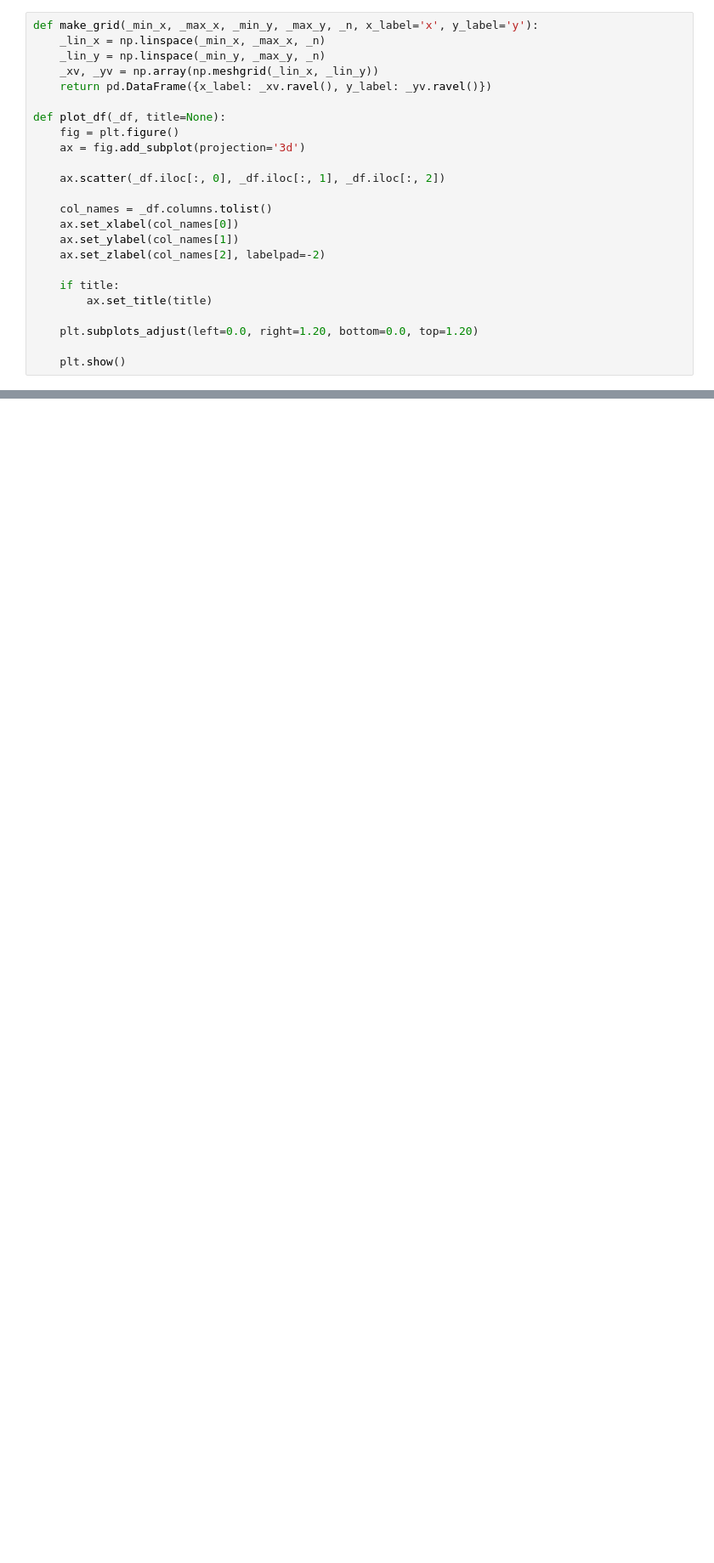
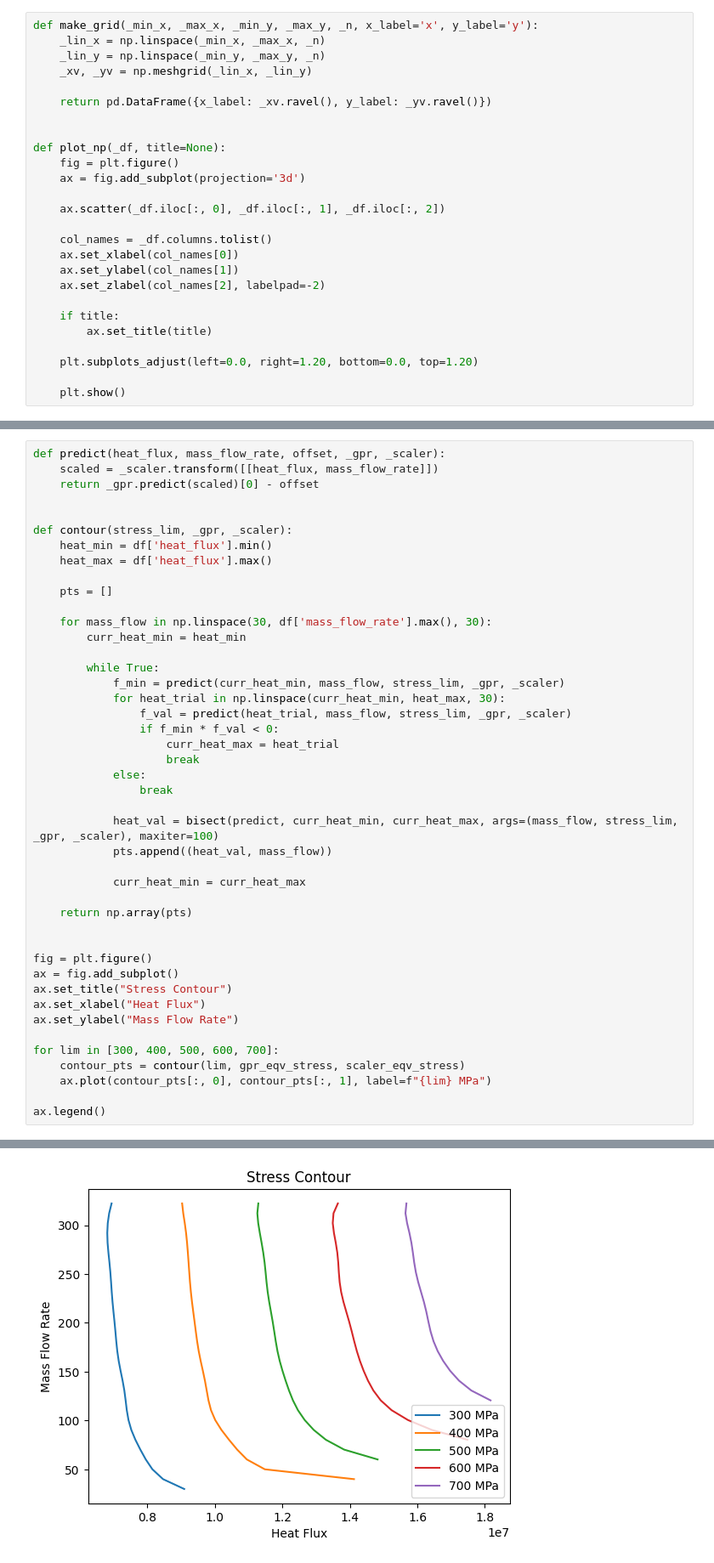
Before and after one commit to juliangrohmann/ansys-solver, a Jupyter notebook: analysis_v1/results_nb.ipynb, the cells around one changed output, grey strips where cells are left out. Shown at 85% size. Drawn from its saved outputs; the diff is of its cells as text; blank space fills up the shorter version.

Commit message:
add contours

```diff
--- a/analysis_v1/results_nb.ipynb
+++ b/analysis_v1/results_nb.ipynb
@@ -25,10 +23,12 @@ sys.path.append(PARENT_DIR)
 def make_grid(_min_x, _max_x, _min_y, _max_y, _n, x_label='x', y_label='y'):
     _lin_x = np.linspace(_min_x, _max_x, _n)
     _lin_y = np.linspace(_min_y, _max_y, _n)
-    _xv, _yv = np.array(np.meshgrid(_lin_x, _lin_y))
+    _xv, _yv = np.meshgrid(_lin_x, _lin_y)
+
     return pd.DataFrame({x_label: _xv.ravel(), y_label: _yv.ravel()})
 
-def plot_df(_df, title=None):
+
+def plot_np(_df, title=None):
     fig = plt.figure()
     ax = fig.add_subplot(projection='3d')
 
@@ -94,0 +103,45 @@ Test:    R^2: [0.88737369 0.95779706 0.76119178]
+# %%
+def predict(heat_flux, mass_flow_rate, offset, _gpr, _scaler):
+    scaled = _scaler.transform([[heat_flux, mass_flow_rate]])
+    return _gpr.predict(scaled)[0] - offset
+
+
+def contour(stress_lim, _gpr, _scaler):
+    heat_min = df['heat_flux'].min()
+    heat_max = df['heat_flux'].max()
+
+    pts = []
+
+    for mass_flow in np.linspace(30, df['mass_flow_rate'].max(), 30):
+        curr_heat_min = heat_min
+
+        while True:
+            f_min = predict(curr_heat_min, mass_flow, stress_lim, _gpr, _scaler)
+            for heat_trial in np.linspace(curr_heat_min, heat_max, 30):
+                f_val = predict(heat_trial, mass_flow, stress_lim, _gpr, _scaler)
+                if f_min * f_val < 0:
+                    curr_heat_max = heat_trial
+                    break
+            else:
+                break
+
+            heat_val = bisect(predict, curr_heat_min, curr_heat_max, args=(mass_flow, stress_lim, _gpr, _scaler), maxiter=100)
+            pts.append((heat_val, mass_flow))
+
+            curr_heat_min = curr_heat_max
+
+    return np.array(pts)
+
+
+fig = plt.figure()
+ax = fig.add_subplot()
+ax.set_title("Stress Contour")
+ax.set_xlabel("Heat Flux")
+ax.set_ylabel("Mass Flow Rate")
+
+for lim in [300, 400, 500, 600, 700]:
+    contour_pts = contour(lim, gpr_eqv_stress, scaler_eqv_stress)
+    ax.plot(contour_pts[:, 0], contour_pts[:, 1], label=f"{lim} MPa")
+
+ax.legend()
+# %% [output]
@@ -94,0 +149 @@ Test:    R^2: [0.88737369 0.95779706 0.76119178]
+[figure, added]
```
Also changed, not shown: parts of 6 cells of this notebook, 28 other files.
